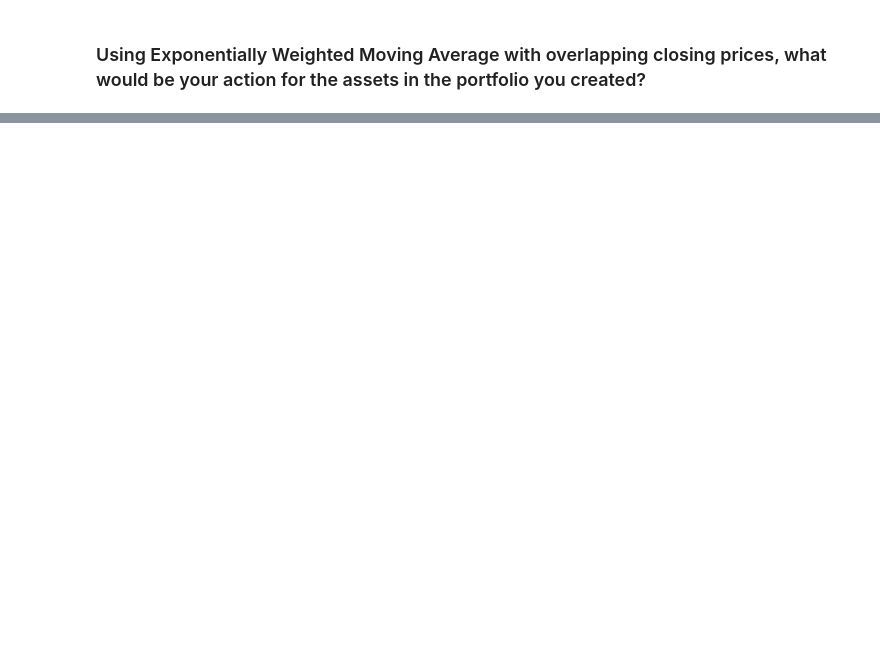
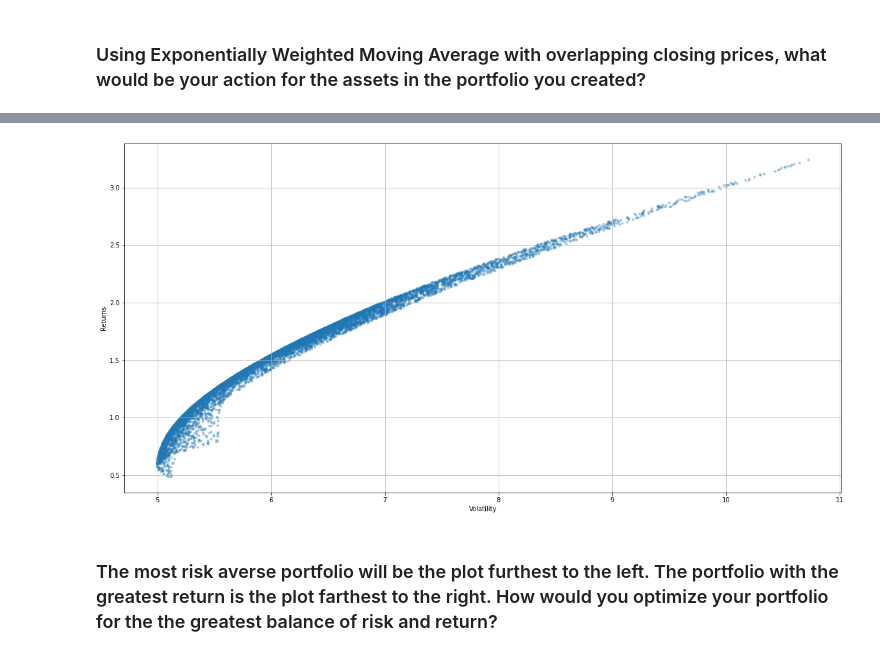
Before and after one commit to GregoryRash6/Custom_Portfolio_Analysis, a Jupyter notebook: tye.ipynb, the cells around one changed output, grey strips where cells are left out. Saved outputs shown, nothing was run; the diff lists cells and outputs as text; code cells hidden in the pictures; blank space fills up the shorter version.

```diff
--- a/tye.ipynb
+++ b/tye.ipynb
@@ -236,0 +313,4 @@ and a risk of {round(portfolio_risk *100, 2)}%.""")
+# %%
+#calculate annual and expected returns for each asset
+
+ann_returns = portfolio_close.resample('Y').last().pct_change().mean()
@@ -236,0 +333,32 @@ and a risk of {round(portfolio_risk *100, 2)}%.""")
+# %%
+# to optimize we need to run a loop that will randomly assign weights to each asset in our portfolio and calculate a new volatility. we will run the loop 10000 times
+# make an empty array for portfolio returns
+portfolio_ret = []
+# make an empty array for portfolio volatility
+portfolio_vol = []
+# make an empty array for asset weights
+portfolio_weights = []
+
+number_assets = len(portfolio_close.columns)
+number_portfolios = 10000
+
+for portfolio in range(num_portfolios):
+    new_weights = np.random.random(num_assets)
+    new_weights = new_weights/np.sum(new_weights)
+    portfolio_weights.append(new_weights)
+    new_returns = np.dot(new_weights, ann_returns)
+
+    portfolio_ret.append(new_returns)
+    new_var = covariance_portfolio.mul(new_weights, axis=0).mul(new_weights, axis=1).sum().sum()
+    sd = np.sqrt(new_var)
+    ann_sd = sd*np.sqrt(250)
+    portfolio_vol.append(ann_sd)
+
+    data = {'Port Returns':p_ret, 'Port Volatility':p_vol}
+
+for counter, symbol in enumerate(df.columns.tolist()):
+
+    data[symbol+' weight'] = [w[counter] for w in portfolio_weights]
+
+    portfolios  = pd.DataFrame(data)
+portfolios
@@ -236,0 +379,6 @@ and a risk of {round(portfolio_risk *100, 2)}%.""")
+# %%
+portfolios.plot.scatter(x='Volatility', y='Returns', marker='o', s=10, alpha=0.3, grid=True, figsize=[20,10]);
+# %% [output]
+[figure, added]
+# %% [markdown]
+### The most risk averse portfolio will be the plot furthest to the left. The portfolio with the greatest return is the plot farthest to the right. How would you optimize your portfolio for the the greatest balance of risk and return?
```
Also changed, not shown: parts of 29 cells of this notebook.
